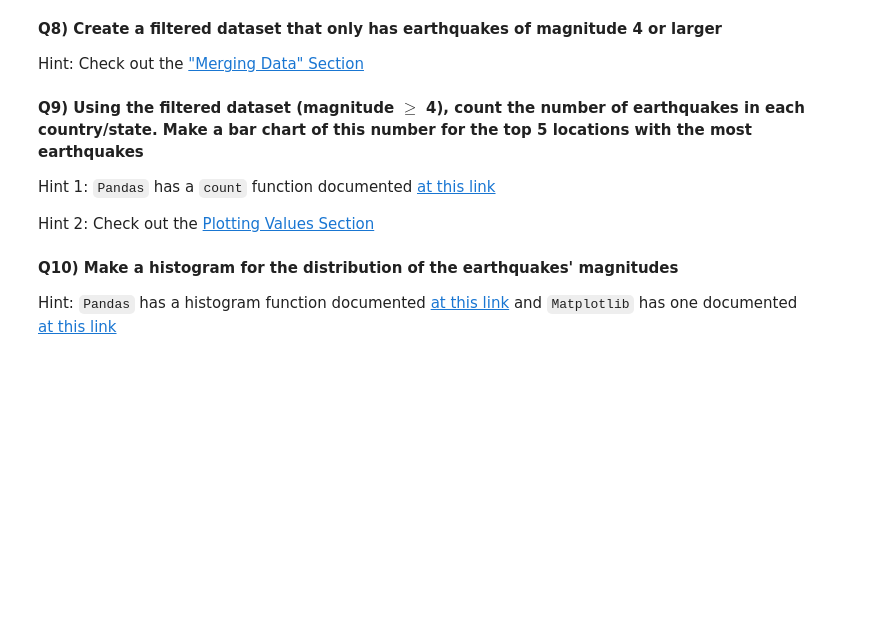
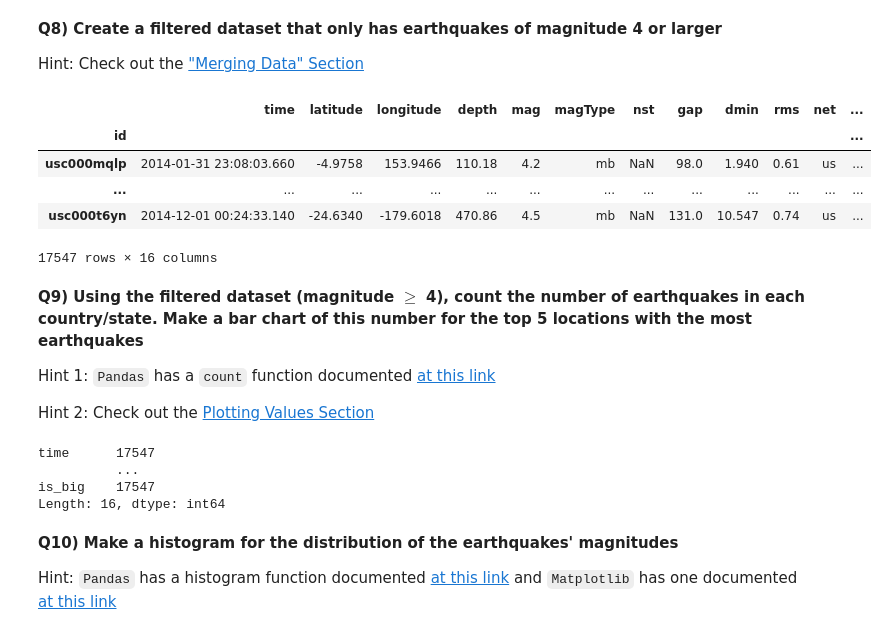
Before and after one commit to KeyvanDiba/2022_ML_Earth_Env_Sci, a Jupyter notebook: S1_4_Pandas.ipynb, the cells around one changed output. Saved outputs shown, nothing was run; the diff lists cells and outputs as text; code cells hidden in the pictures; blank space fills up the shorter version.

```diff
--- a/S1_4_Pandas.ipynb
+++ b/S1_4_Pandas.ipynb
@@ -804,6 +910,15 @@ Hint: You may use the `unique` function documented [at this link](https://pandas
 Hint: Check out the ["Merging Data" Section](#Merging_Data)
 # %%
 # Filter the dataset based on the earthquakes' magnitudes
+big = df[df.mag >= 4]
+big
+# %% [output]
+|  | time | latitude | longitude | depth | mag | magType | nst | gap | dmin | rms | net | ... |
+| id |  |  |  |  |  |  |  |  |  |  |  | ... |
+| usc000mqlp | 2014-01-31 23:08:03.660 | -4.9758 | 153.9466 | 110.18 | 4.2 | mb | NaN | 98.0 | 1.940 | 0.61 | us | ... |
+| ... | ... | ... | ... | ... | ... | ... | ... | ... | ... | ... | ... | ... |
+| usc000t6yn | 2014-12-01 00:24:33.140 | -24.6340 | -179.6018 | 470.86 | 4.5 | mb | NaN | 131.0 | 10.547 | 0.74 | us | ... |
+17547 rows × 16 columns
 # %% [markdown]
 **Q9) Using the filtered dataset (magnitude $\geq$ 4), count the number of earthquakes in each country/state. Make a bar chart of this number for the top 5 locations with the most earthquakes**
 
@@ -812,6 +927,13 @@ Hint 1: `Pandas` has a `count` function documented [at this link](https://pandas
 Hint 2: Check out the [Plotting Values Section](#Plotting_Values)
 # %%
 # Count the number of earthquakes whose magnitudes are larger or equal to 4
+count = df[df['mag']>=4].count()
+count
+# %% [output]
+time      17547
+          ...
+is_big    17547
+Length: 16, dtype: int64
 # %%
 # Make a bar chart of this number
 # %% [markdown]
```
Also changed, not shown: parts of 36 cells of this notebook.
